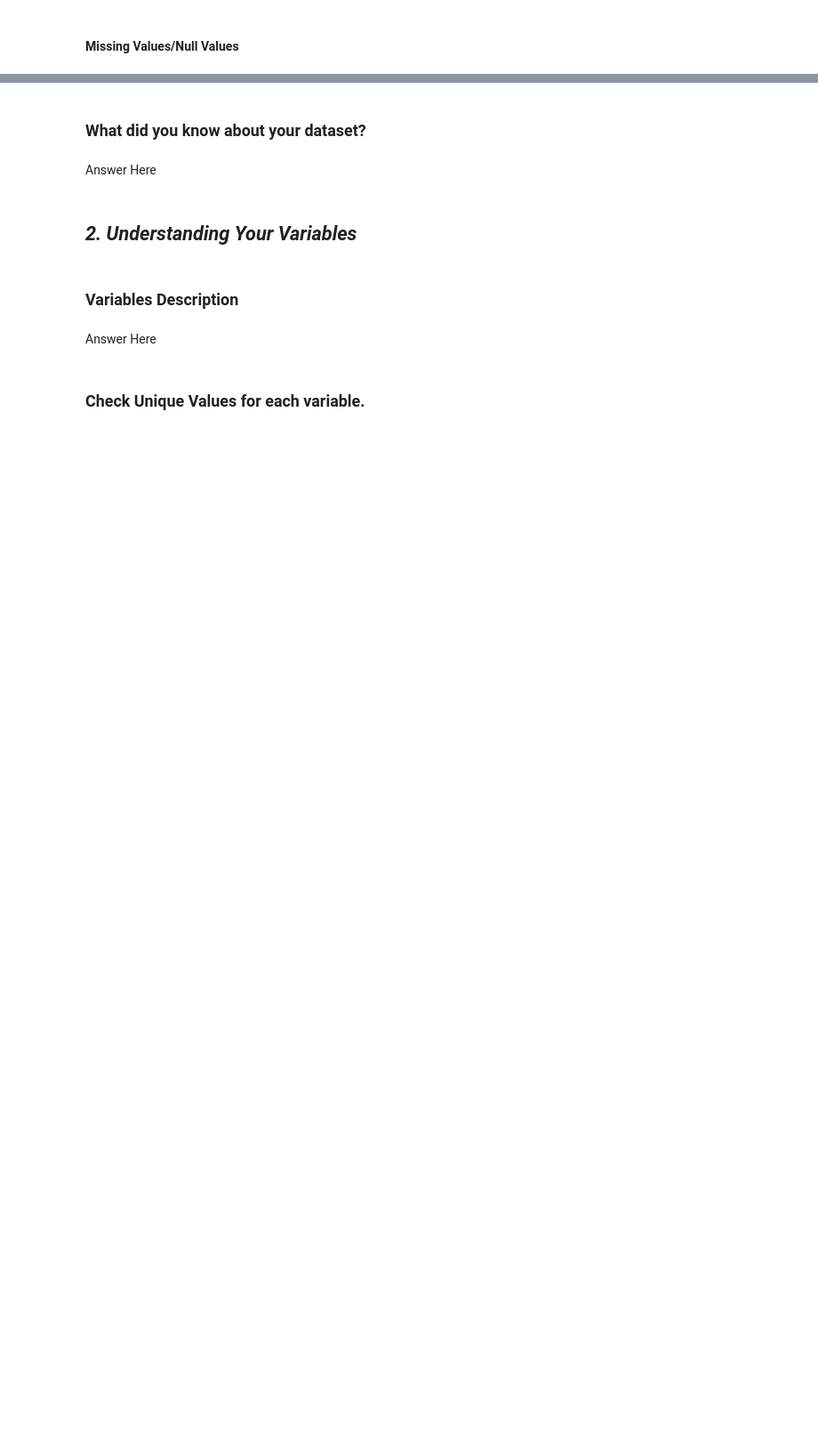
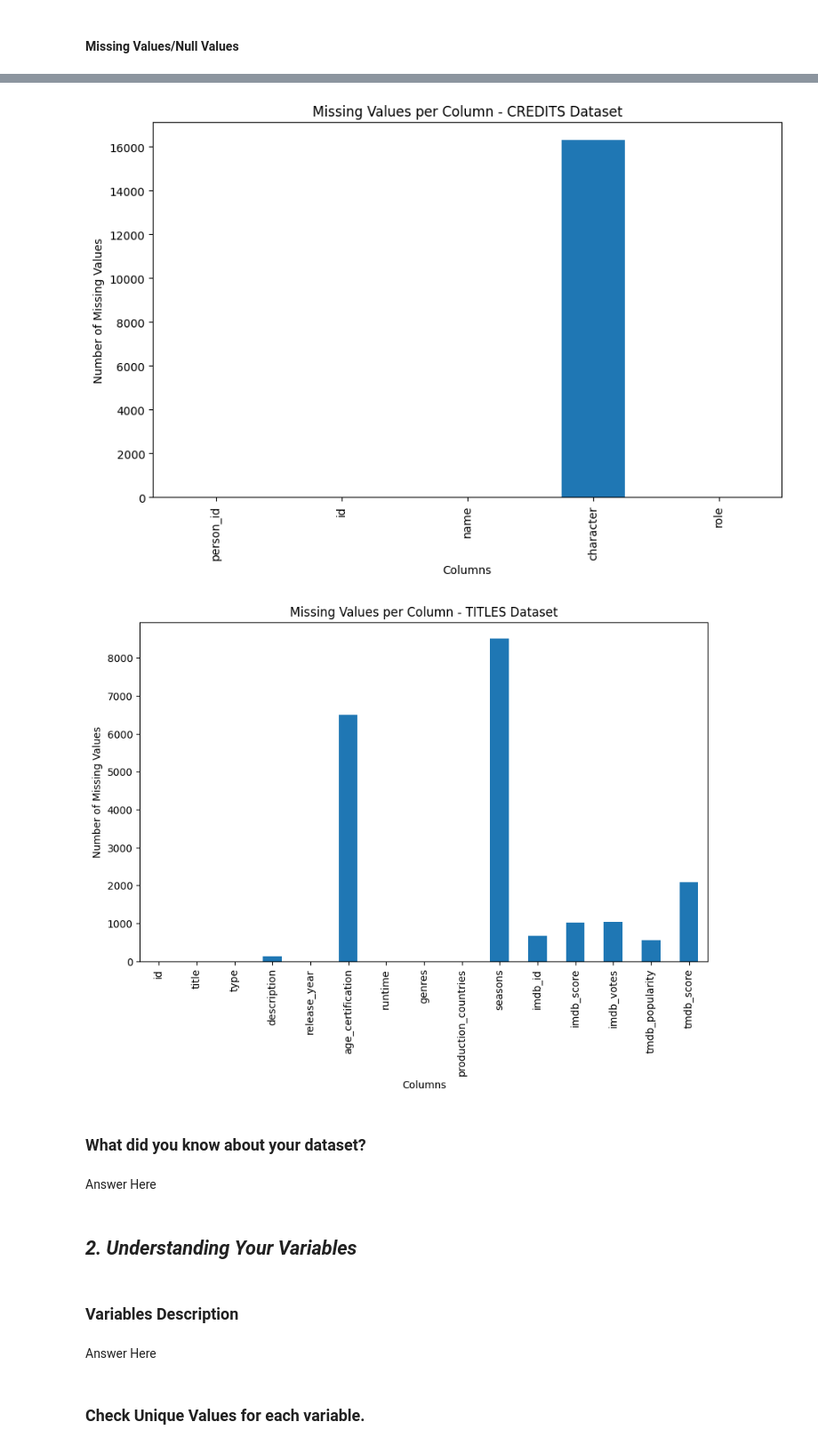
Before and after one commit to Rupeshyadv/AmazonPrime_EDA-, a Jupyter notebook: Sample_EDA_Submission_Template.ipynb, the cells around one changed output, grey strips where cells are left out. Shown at 89% size. Saved outputs shown, nothing was run; the diff lists cells and outputs as text; code cells hidden in the pictures; blank space fills up the shorter version.

Commit message:
added data loading, duplicate values, missing values visualization

```diff
--- a/Sample_EDA_Submission_Template.ipynb
+++ b/Sample_EDA_Submission_Template.ipynb
@@ -74,2 +76,7 @@ M - Multivariate Analysis
+# %%
+# Load Dataset
+# read the raw data from a zipped CSV file
+credits_df = pd.read_csv('./data/raw_data/credits.csv.zip')
+titles_df = pd.read_csv('./data/raw_data/titles.csv.zip')
 # %% [markdown]
 ### Dataset First View
@@ -96,3 +197,27 @@ M - Multivariate Analysis
+# %%
+# Visualizing the missing values
+# visualize missing values in credits dataset - bar plot
+missing_credits = credits_df.isnull().sum()
+
+plt.figure(figsize=(10,6))
+missing_credits.plot(kind='bar')
+plt.title("Missing Values per Column - CREDITS Dataset")
+plt.xlabel("Columns")
+plt.ylabel("Number of Missing Values")
+plt.show()
+
+# visualize missing values in credits dataset - bar plot
+missing_titles = titles_df.isnull().sum()
+
+plt.figure(figsize=(10,6))
+missing_titles.plot(kind='bar')
+plt.title("Missing Values per Column - TITLES Dataset")
+plt.xlabel("Columns")
+plt.ylabel("Number of Missing Values")
+plt.show()
+# %% [output]
+[figure, added]
+[figure, added]
 # %% [markdown]
 ### What did you know about your dataset?
 # %% [markdown]
```
Also changed, not shown: parts of 16 cells of this notebook.
